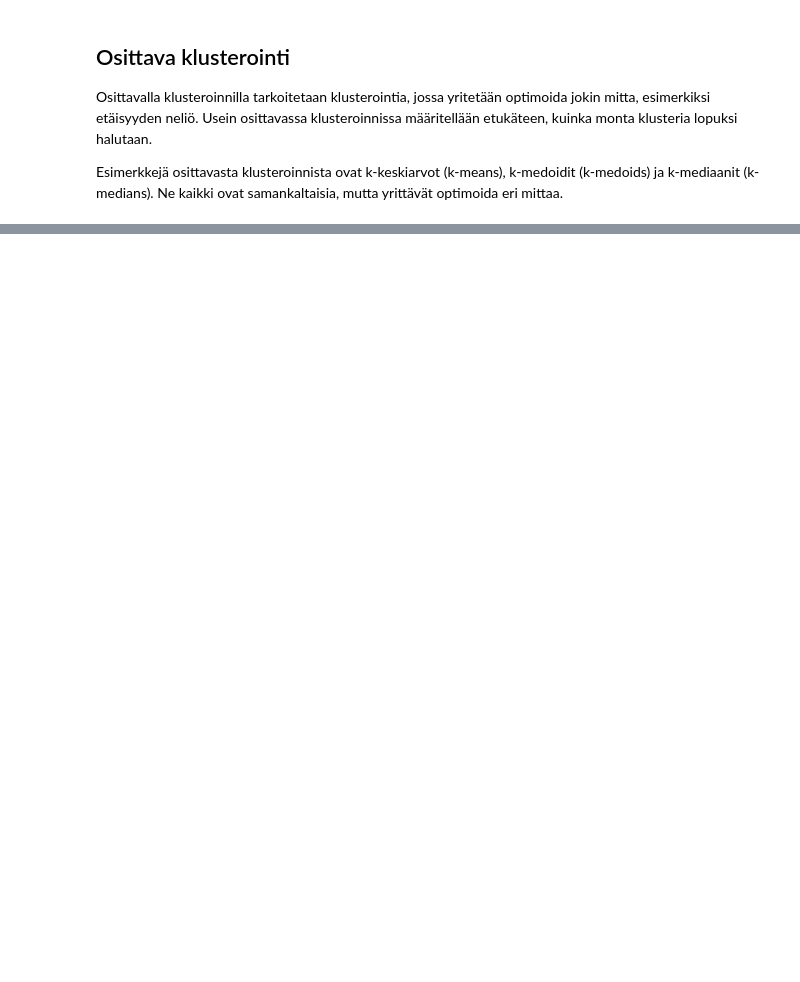
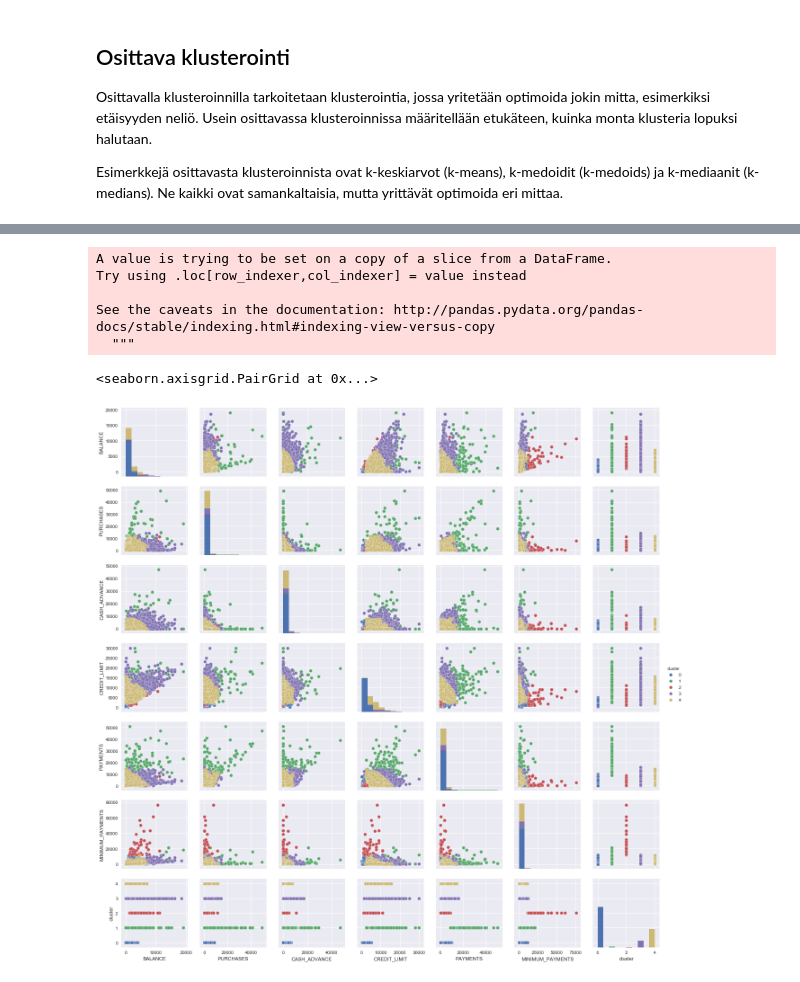
Before and after one commit to OSlevelUPkoodarit/OSlevelUPkoodarit.github.io, a Jupyter notebook: notebooks/klusterointi_material.ipynb, the cells around one changed output, grey strips where cells are left out. Saved outputs shown, nothing was run; the diff lists cells and outputs as text; code cells hidden in the pictures; blank space fills up the shorter version.

```diff
--- a/notebooks/klusterointi_material.ipynb
+++ b/notebooks/klusterointi_material.ipynb
@@ -98,0 +361,16 @@ K-keskiarvot -algoritmissa valitaan ensin kuinka monta klusteria halutaan, eli k
+# %%
+best_vals=df_clustering[["BALANCE", "PURCHASES", "CASH_ADVANCE","CREDIT_LIMIT", "PAYMENTS", "MINIMUM_PAYMENTS"]]
+
+kmeans = KMeans(n_clusters=5, max_iter=200)
+y_pred = kmeans.fit_predict(best_vals)
+best_vals["cluster"] = y_pred
+#best_cols.append("cluster")
+sn.pairplot(best_vals, hue="cluster")
+# %% [output]
+A value is trying to be set on a copy of a slice from a DataFrame.
+Try using .loc[row_indexer,col_indexer] = value instead
+
+See the caveats in the documentation: http://pandas.pydata.org/pandas-docs/stable/indexing.html#indexing-view-versus-copy
+  """
+<seaborn.axisgrid.PairGrid at 0x...>
+[figure, added]
```
Also changed, not shown: parts of 36 cells of this notebook.
